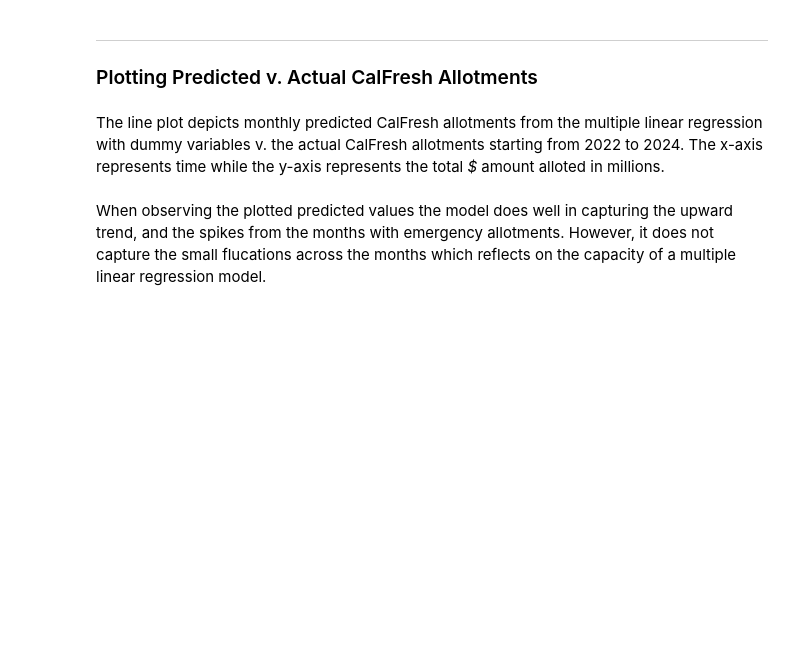
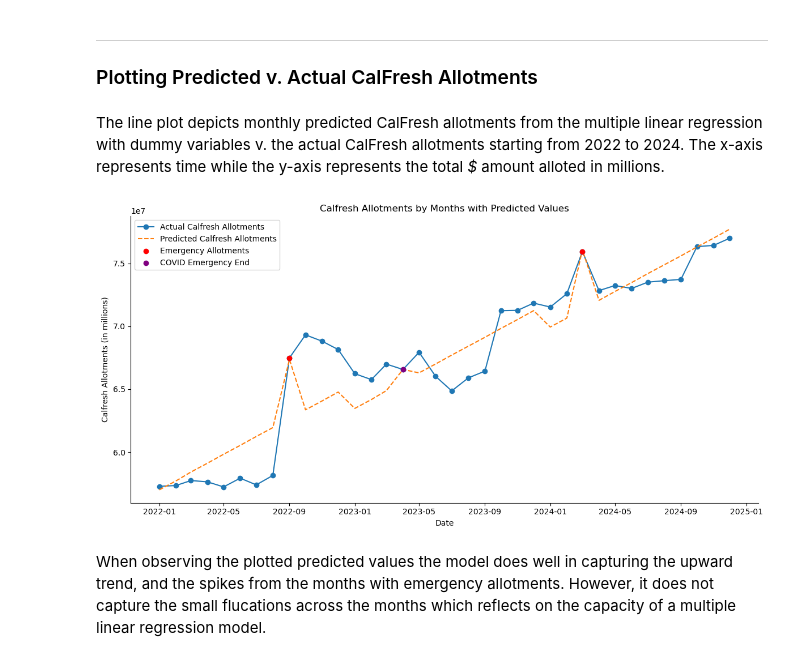
Before and after one commit to amyjxtan/SD-Hunger-Coalition-Capstone, a Jupyter notebook: sdhc_css_capstone.ipynb, the cells around one changed output. Cells and saved outputs as stored; diff of their text form; code cells hidden in the pictures; blank space fills up the shorter version.

```diff
--- a/sdhc_css_capstone.ipynb
+++ b/sdhc_css_capstone.ipynb
@@ -894,6 +1000,6 @@ The formula now takes the form of the following:
 # %% [markdown]
 $${CountyTotal} = \beta_0+ \beta_1*{Month}+ \beta_2*{Year}+ \beta_3*{EmergencyAllotments}+ \beta_4*{CovidEnd}+\epsilon$$
 # %%
-model = smf.ols(data=totals22_24, formula="CountyTotal ~ month + year + emergency_allotments + covid_end ").fit()
+model_2 = smf.ols(data=totals22_24, formula="CountyTotal ~ month + year + emergency_allotments + covid_end ").fit()
 
-model.summary()
+model_2.summary()
@@ -913,34 +1051,36 @@ The line plot depicts monthly predicted CalFresh allotments from the multiple li
 # %%
 # fitted dependent variable (predictions)
 totals22_24_copy = totals22_24.copy()
-totals22_24_copy['yhat'] = model.fittedvalues
+totals22_24_copy['yhat'] = model_2.fittedvalues
 
 # Creating a line plot
 plt.figure(figsize=(12, 6))
 
 plt.plot(totals22_24_copy['Date'],totals22_24_copy['CountyTotal'],label ="Actual Calfresh Allotments", marker='o')
 plt.plot(totals22_24_copy['Date'],totals22_24_copy['yhat'],label="Predicted Calfresh Allotments",linestyle='--')
 
 # higlighting dummy months: emergency allotments
 emergency_only = totals22_24_copy[totals22_24_copy['emergency_allotments'] == 1]
 
 plt.scatter(emergency_only['Date'], emergency_only['CountyTotal'],
             color='red', label='Emergency Allotments', zorder=3)
 
 # higlighting dummy months: end of covid-19 emergency allotments
 covid_only = totals22_24_copy[totals22_24_copy['covid_end'] == 1]
 
 plt.scatter(covid_only['Date'], covid_only['CountyTotal'],
             color='purple', label='COVID Emergency End', zorder=3)
 
 
 plt.title('Calfresh Allotments by Months with Predicted Values')
 plt.xlabel('Date')
 plt.ylabel('Calfresh Allotments (in millions)')
 legend=plt.legend()
 
 sns.despine()
 plt.tight_layout()
+# %% [output]
+[figure, added]
 # %% [markdown]
 When observing the plotted predicted values the model does well in capturing the upward trend, and the spikes from the months with emergency allotments. However, it does not capture the small flucations across the months which reflects on the capacity of a multiple linear regression model.
 # %% [markdown]
```
Also changed, not shown: parts of 67 cells of this notebook.
